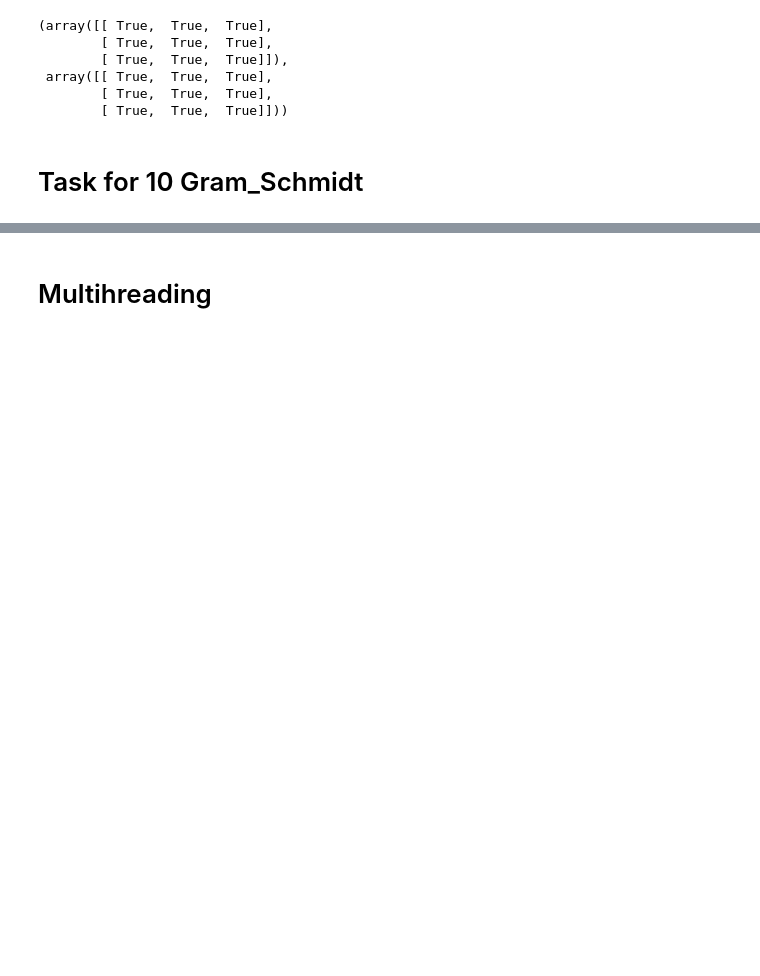
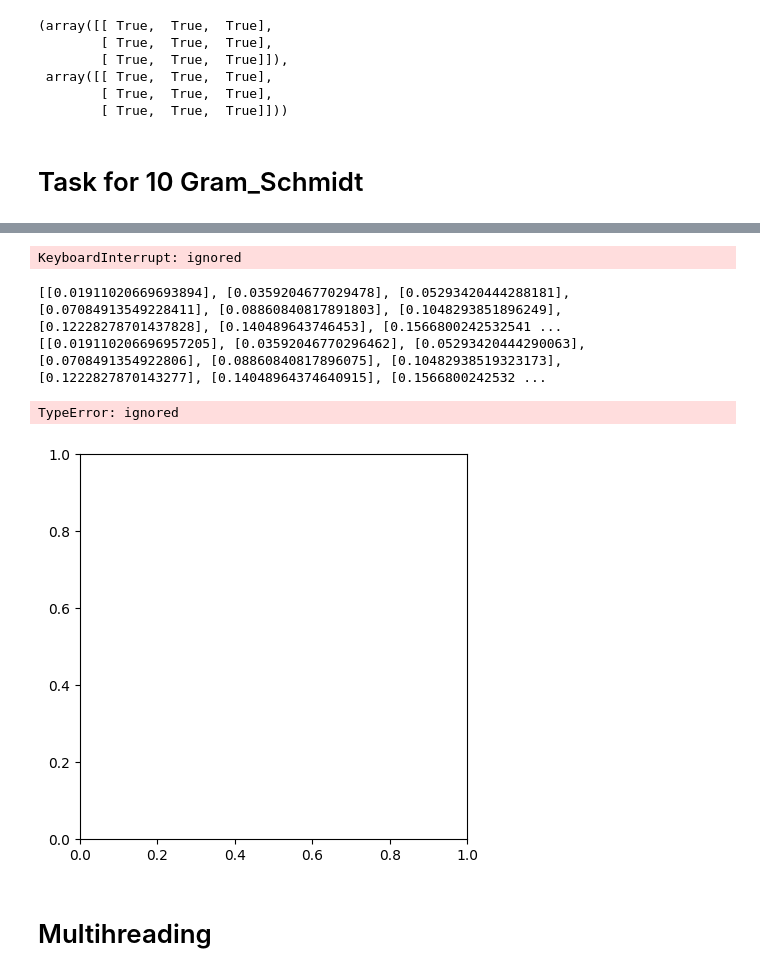
Before and after one commit to Alxmis/QR-decomposition, a Jupyter notebook: main.ipynb, the cells around one changed output, grey strips where cells are left out. Drawn from its saved outputs; the diff is of its cells as text; code cells hidden in the pictures; blank space fills up the shorter version.

```diff
--- a/main.ipynb
+++ b/main.ipynb
@@ -197,0 +200,23 @@ qr:[[  2. -13.  38.]
+# %%
+n = 100
+n_iter = 100
+max_diff = 0.0
+
+def measure_stability(A, Q, R):
+    matrix = Q @ R
+    error = np.linalg.norm(A - matrix)
+    return error
+
+for _ in range(n_iter):
+  matrix = np.random.rand(n, n)
+  Q_g, R_g = gram_qr(matrix)
+  Q_h, R_h = hauseholder_qr(matrix)
+
+  error_g = measure_stability(matrix, Q_g, R_g)
+  error_h = measure_stability(matrix, Q_h, R_h)
+  diff = np.absolute(error_g - error_h)
+  max_diff = max(max_diff, diff)
+
+print(f'Stability difference: {max_diff}')
+# %% [output]
+KeyboardInterrupt: ignored
@@ -198,3 +245,60 @@ qr:[[  2. -13.  38.]
+# %%
+import matplotlib.pyplot as plt
+
+def measure_stability(init_matrix, pert_matrix, gram_mode=1):
+  if gram_mode == 1:
+    Q_i, R_i = gram_qr(init_matrix)
+    Q_p, R_p = gram_qr(pert_matrix)
+    error = np.linalg.norm(Q_i @ R_i - Q_p @ R_p)
+    return error
+  else:
+    Q_i, R_i = hauseholder_qr(init_matrix)
+    Q_p, R_p = hauseholder_qr(pert_matrix)
+    error = np.linalg.norm(Q_i @ R_i - Q_p @ R_p)
+    return error
+
+# N = 1000
+N = 100
+N_arr = [x for x in range(10, N + 10, 10)]
+G = [[] for _ in range(10, N + 10, 10)]
+H = [[] for _ in range(10, N + 10, 10)]
+eps = 1e-4
+omega = 50
+iter = 10
+for n in range(10, N + 10, 10):
+  max_g, max_h = 0, 0
+  for i in range(iter):
+    initial_matrix = np.random.randint(-omega, omega, (n, n))
+    perturbated_matrix = np.random.randint(-30, 30, (n, n))*eps + initial_matrix
+    # print(f'iter: {i}, n: {n}')
+    # print(f'initial: {initial_matrix}')
+    # print(f'pert: {perturbated_matrix}')
+    # print()
+
+    err_g = measure_stability(initial_matrix, perturbated_matrix, gram_mode=1)
+    err_h = measure_stability(initial_matrix, perturbated_matrix, gram_mode=0)
+    if err_g > max_g: max_g = err_g
+    if err_h > max_h: max_h = err_h
+    # input()
+  G[int(n/10) - 1].append(max_g)
+  H[int(n/10 - 1)].append(max_h)
+
+print(G)
+print(H)
+
+
+fig, axs = plt.subplots(figsize=(5, 5))
+# axs.set_aspect('equal')
+plt.plot(G, N_arr/100, "-om", label="Gram Schmidt")
+plt.plot(H, N_arr/100, "-xg", label='Hauseholder')
+# plt.yticks()
+plt.legend()
+plt.show()
+# %% [output]
+[[0.01911020669693894], [0.0359204677029478], [0.05293420444288181], [0.07084913549228411], [0.08860840817891803], [0.1048293851896249], [0.12228278701437828], [0.140489643746453], [0.1566800242532541 ...
+[[0.019110206696957205], [0.03592046770296462], [0.05293420444290063], [0.0708491354922806], [0.08860840817896075], [0.10482938519323173], [0.1222827870143277], [0.14048964374640915], [0.1566800242532 ...
+TypeError: ignored
+[figure, added]
 # %% [markdown]
 # Multihreading
 # %%
```
Also changed, not shown: parts of 10 cells of this notebook.
